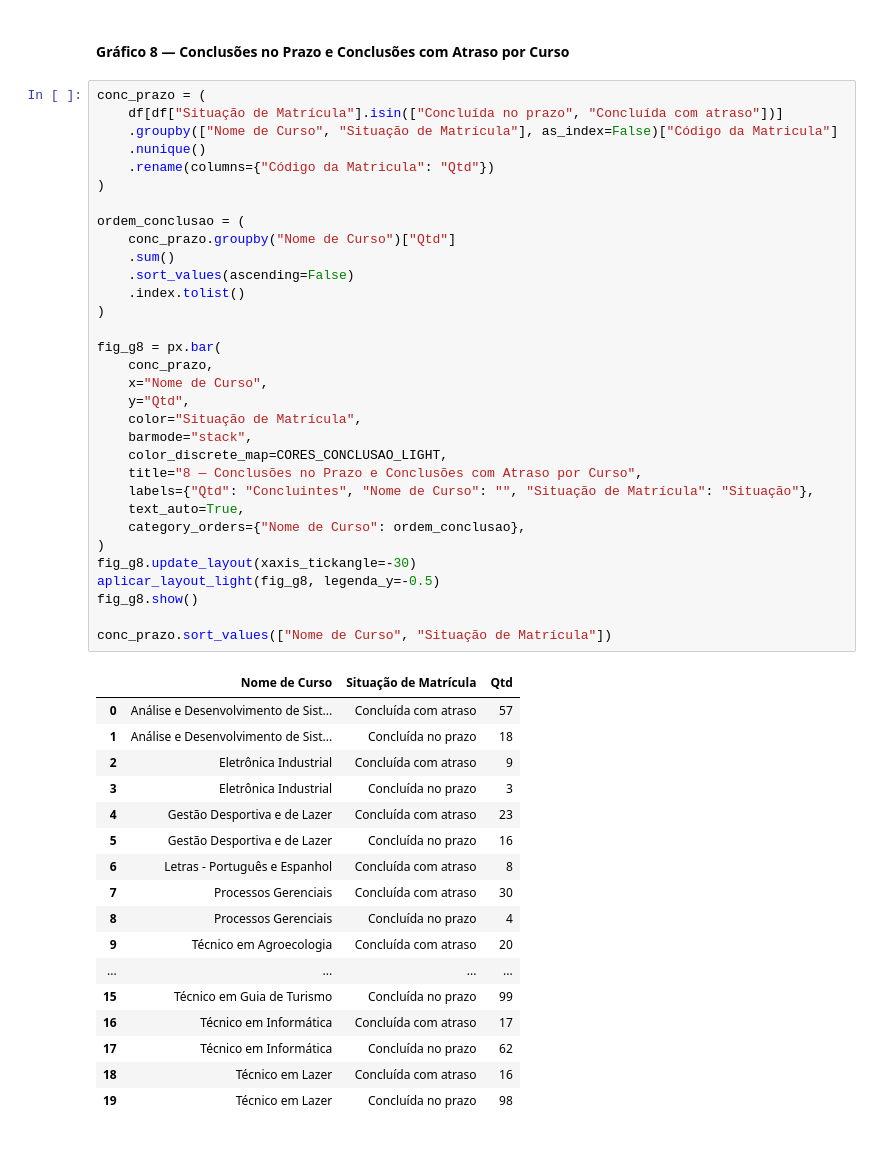
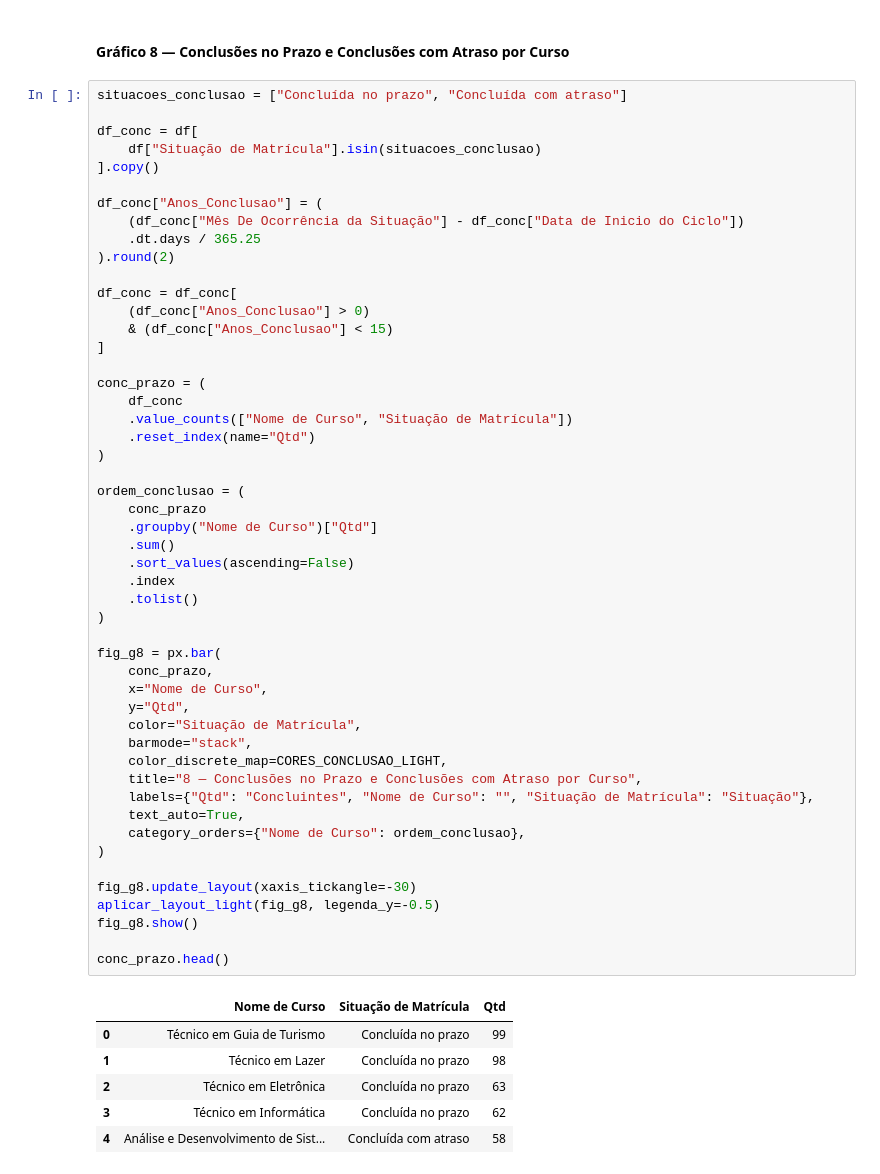
Before and after one commit to carolventuri/TCC, a Jupyter notebook: notebooks/2_graficos_visao_geral.ipynb, the cells around one changed output. Cells and saved outputs as stored; diff of their text form; blank space fills up the shorter version.

```diff
--- a/notebooks/2_graficos_visao_geral.ipynb
+++ b/notebooks/2_graficos_visao_geral.ipynb
@@ -468,54 +421,61 @@ Concluintes válidos para cálculo do tempo: 625
 # %% [markdown]
 #### Gráfico 8 — Conclusões no Prazo e Conclusões com Atraso por Curso
 # %%
+situacoes_conclusao = ["Concluída no prazo", "Concluída com atraso"]
+
+df_conc = df[
+    df["Situação de Matrícula"].isin(situacoes_conclusao)
+].copy()
+
+df_conc["Anos_Conclusao"] = (
+    (df_conc["Mês De Ocorrência da Situação"] - df_conc["Data de Inicio do Ciclo"])
+    .dt.days / 365.25
+).round(2)
+
+df_conc = df_conc[
+    (df_conc["Anos_Conclusao"] > 0)
+    & (df_conc["Anos_Conclusao"] < 15)
+]
+
 conc_prazo = (
-    df[df["Situação de Matrícula"].isin(["Concluída no prazo", "Concluída com atraso"])]
-    .groupby(["Nome de Curso", "Situação de Matrícula"], as_index=False)["Código da Matricula"]
-    .nunique()
-    .rename(columns={"Código da Matricula": "Qtd"})
+    df_conc
+    .value_counts(["Nome de Curso", "Situação de Matrícula"])
+    .reset_index(name="Qtd")
 )
 
 ordem_conclusao = (
-    conc_prazo.groupby("Nome de Curso")["Qtd"]
+    conc_prazo
+    .groupby("Nome de Curso")["Qtd"]
     .sum()
     .sort_values(ascending=False)
-    .index.tolist()
+    .index
+    .tolist()
 )
 
 fig_g8 = px.bar(
     conc_prazo,
     x="Nome de Curso",
     y="Qtd",
     color="Situação de Matrícula",
     barmode="stack",
     color_discrete_map=CORES_CONCLUSAO_LIGHT,
     title="8 — Conclusões no Prazo e Conclusões com Atraso por Curso",
     labels={"Qtd": "Concluintes", "Nome de Curso": "", "Situação de Matrícula": "Situação"},
     text_auto=True,
     category_orders={"Nome de Curso": ordem_conclusao},
 )
+
 fig_g8.update_layout(xaxis_tickangle=-30)
 aplicar_layout_light(fig_g8, legenda_y=-0.5)
 fig_g8.show()
 
-conc_prazo.sort_values(["Nome de Curso", "Situação de Matrícula"])
+conc_prazo.head()
 # %% [output]
 |  | Nome de Curso | Situação de Matrícula | Qtd |
-| 0 | Análise e Desenvolvimento de Sist... | Concluída com atraso | 57 |
-| 1 | Análise e Desenvolvimento de Sist... | Concluída no prazo | 18 |
-| 2 | Eletrônica Industrial | Concluída com atraso | 9 |
-| 3 | Eletrônica Industrial | Concluída no prazo | 3 |
-| 4 | Gestão Desportiva e de Lazer | Concluída com atraso | 23 |
-| 5 | Gestão Desportiva e de Lazer | Concluída no prazo | 16 |
-| 6 | Letras - Português e Espanhol | Concluída com atraso | 8 |
-| 7 | Processos Gerenciais | Concluída com atraso | 30 |
-| 8 | Processos Gerenciais | Concluída no prazo | 4 |
-| 9 | Técnico em Agroecologia | Concluída com atraso | 20 |
-| ... | ... | ... | ... |
-| 15 | Técnico em Guia de Turismo | Concluída no prazo | 99 |
-| 16 | Técnico em Informática | Concluída com atraso | 17 |
-| 17 | Técnico em Informática | Concluída no prazo | 62 |
-| 18 | Técnico em Lazer | Concluída com atraso | 16 |
-| 19 | Técnico em Lazer | Concluída no prazo | 98 |
+| 0 | Técnico em Guia de Turismo | Concluída no prazo | 99 |
+| 1 | Técnico em Lazer | Concluída no prazo | 98 |
+| 2 | Técnico em Eletrônica | Concluída no prazo | 63 |
+| 3 | Técnico em Informática | Concluída no prazo | 62 |
+| 4 | Análise e Desenvolvimento de Sist... | Concluída com atraso | 58 |
 # %% [markdown]
 #### Gráfico 9 — Tempo Mediano de Conclusão por Curso
```
Also changed, not shown: parts of 15 cells of this notebook, 10 other files.
